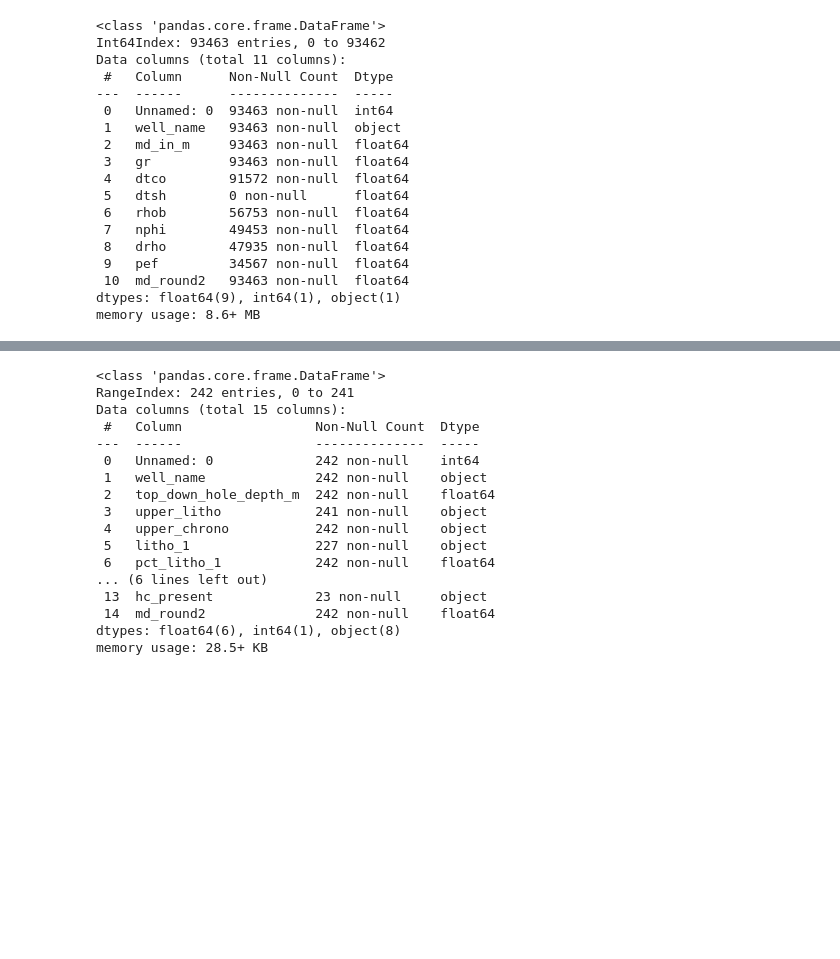
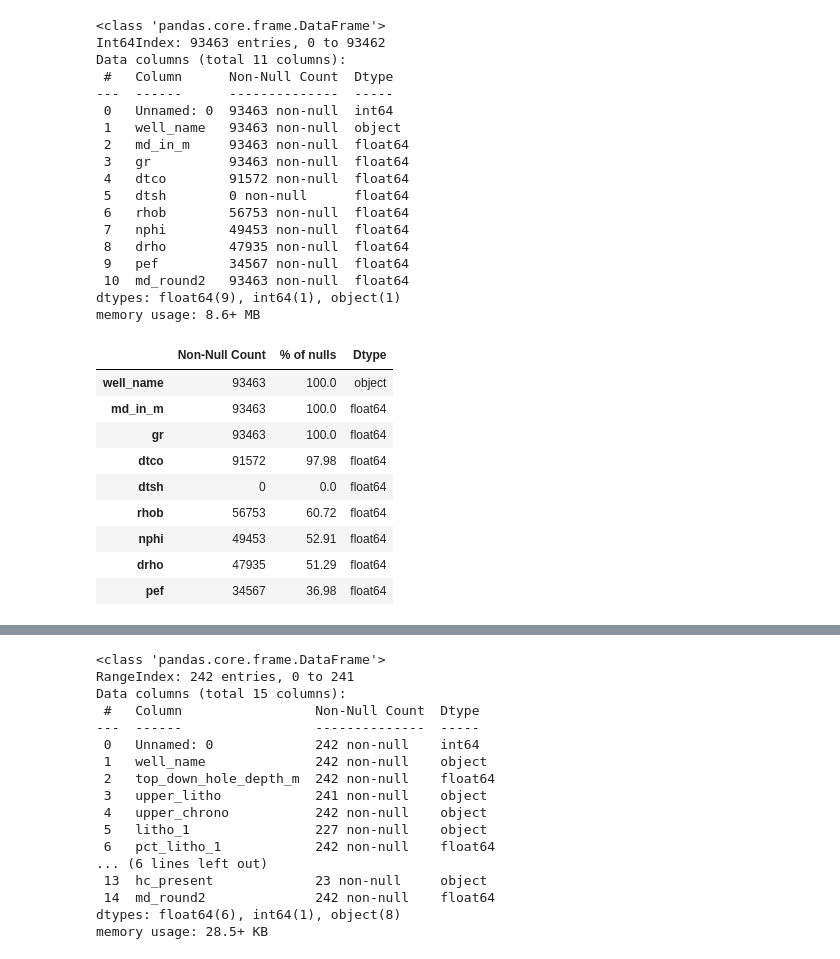
Before and after one commit to lsdR94/OpendTect_wells_to_PSQL, a Jupyter notebook: Data_Analysis.ipynb, the cells around one changed output, grey strips where cells are left out. Saved outputs shown, nothing was run; the diff lists cells and outputs as text; code cells hidden in the pictures; blank space fills up the shorter version.

Commit message:
feat: missing_values_df function

```diff
--- a/Data_Analysis.ipynb
+++ b/Data_Analysis.ipynb
@@ -15,3 +17,18 @@ import psycopg2 as p
+# %%
+def missing_val_df(
+    df,
+    drop_cols,
+    cols=["Non-Null Count", "% of nulls", "Dtype"]
+    ):
+    mv_df = pd.DataFrame(
+        data=[
+            df.count(),
+            (sliced_logs.count()*100/sliced_logs.count().max()).round(2),
+            sliced_logs.dtypes
+        ]
+    ).transpose()
+    mv_df.columns = cols
+    return mv_df.drop(index=drop_cols)
 # %% [markdown]
 # Statistical Analysis
 # %% [markdown]
@@ -71,3 +88,16 @@ Data columns (total 11 columns):
  10  md_round2   93463 non-null  float64
 dtypes: float64(9), int64(1), object(1)
 memory usage: 8.6+ MB
+# %%
+missing_val_df(sliced_logs, ["Unnamed: 0", "md_round2"])
+# %% [output]
+|  | Non-Null Count | % of nulls | Dtype |
+| well_name | 93463 | 100.0 | object |
+| md_in_m | 93463 | 100.0 | float64 |
+| gr | 93463 | 100.0 | float64 |
+| dtco | 91572 | 97.98 | float64 |
+| dtsh | 0 | 0.0 | float64 |
+| rhob | 56753 | 60.72 | float64 |
+| nphi | 49453 | 52.91 | float64 |
+| drho | 47935 | 51.29 | float64 |
+| pef | 34567 | 36.98 | float64 |
```
Also changed, not shown: parts of 3 cells of this notebook.
